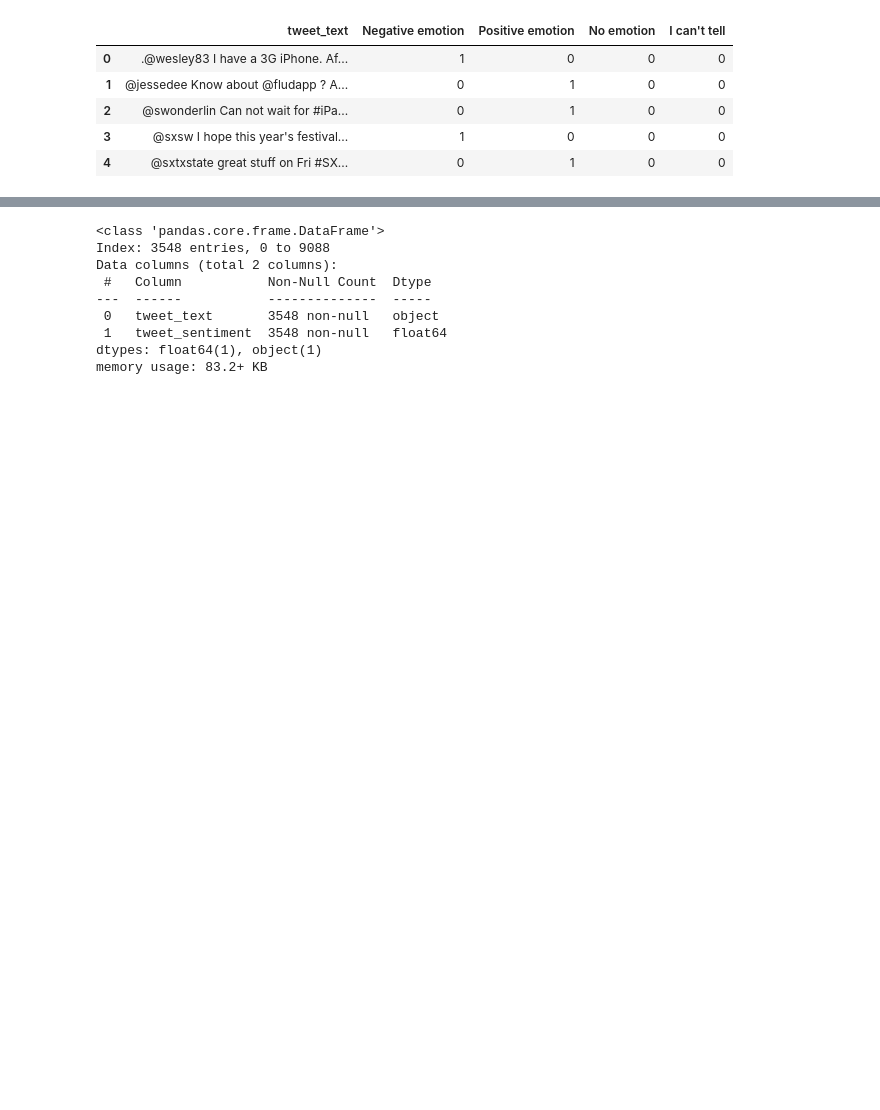
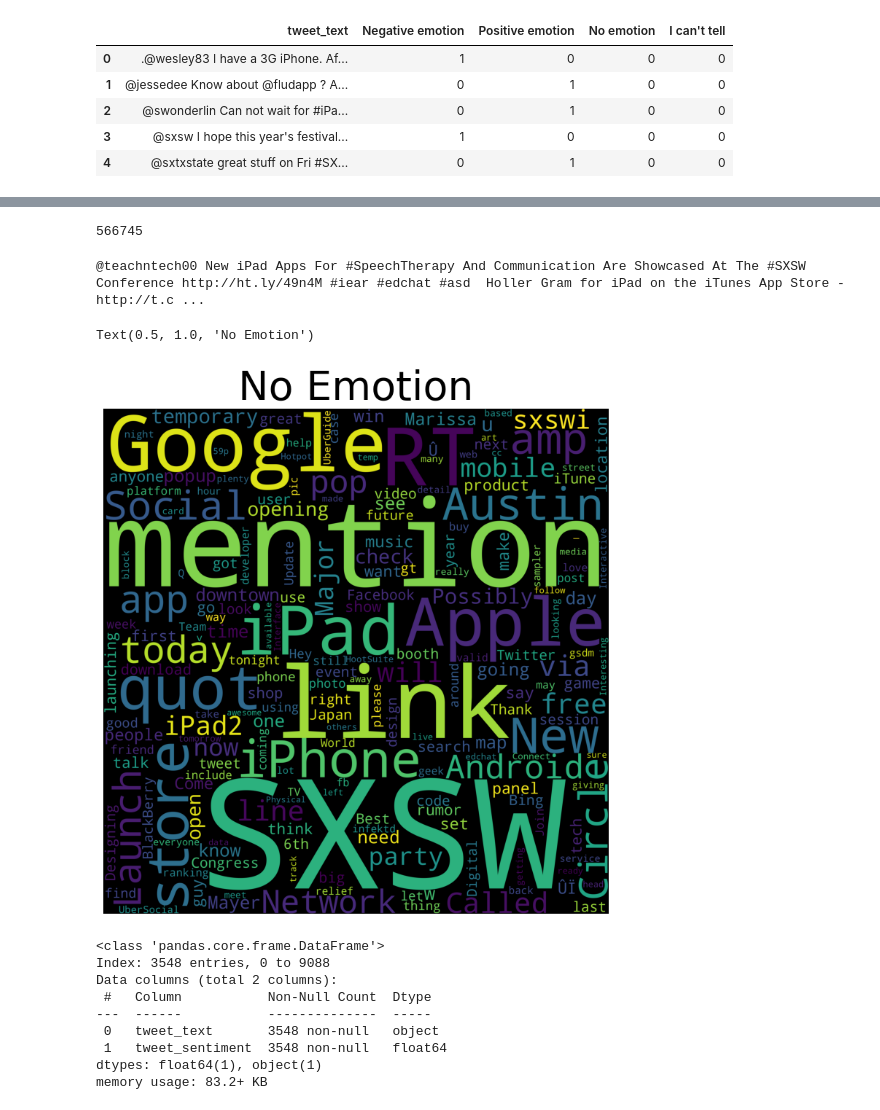
Before and after one commit to josh-g-grimes/Twitter-Sentiment-NLP, a Jupyter notebook: notebook.ipynb, the cells around one changed output, grey strips where cells are left out. Cells and saved outputs as stored; diff of their text form; code cells hidden in the pictures; blank space fills up the shorter version.

Commit message:
Data Understanding - Explore Data - No Emotion Word Cloud

```diff
--- a/notebook.ipynb
+++ b/notebook.ipynb
@@ -82,3 +83,10 @@ df.head()
 | 2 | @swonderlin Can not wait for #iPa... | 0 | 1 | 0 | 0 |
 | 3 | @sxsw I hope this year's festival... | 1 | 0 | 0 | 0 |
 | 4 | @sxtxstate great stuff on Fri #SX... | 0 | 1 | 0 | 0 |
+# %%
+#Initializing empty directory to store dataframes for each type of emotion
+emotion_df = {}
+
+for emotion in df.columns[1:]:
+  #Creates a key and value of only that emotion
+    emotion_df[emotion] = df[df[emotion] == 1]['tweet_text']
@@ -85,3 +103,24 @@ df.head()
+# %%
+# Convert all elements of the series to strings and replace NaN with empty strings
+No_emotion_text = " ".join(str(x) for x in emotion_df['No emotion'].fillna(''))
+# %%
+print(len(No_emotion_text))
+# %% [output]
+566745
+# %%
+print(No_emotion_text[:500])
+# %% [output]
+@teachntech00 New iPad Apps For #SpeechTherapy And Communication Are Showcased At The #SXSW Conference http://ht.ly/49n4M #iear #edchat #asd  Holler Gram for iPad on the iTunes App Store -  http://t.c ...
+# %%
+#Creates a Word Cloud for the most common words in tweets with No Emotion towards a product
+plt.figure(figsize=(10, 9))
+cloud = WordCloud(background_color='black', collocations=False, width=2500, height=2500).generate(No_emotion_text)
+plt.imshow(cloud)
+plt.axis('off')
+plt.title('No Emotion', fontsize=40)
+# %% [output]
+Text(0.5, 1.0, 'No Emotion')
+[figure, added]
 # %%
 df['tweet_sentiment'] = df['tweet_sentiment'].map({'Positive emotion': 0, 'Negative emotion': 1})
 # %%
```
Also changed, not shown: parts of 2 cells of this notebook.
